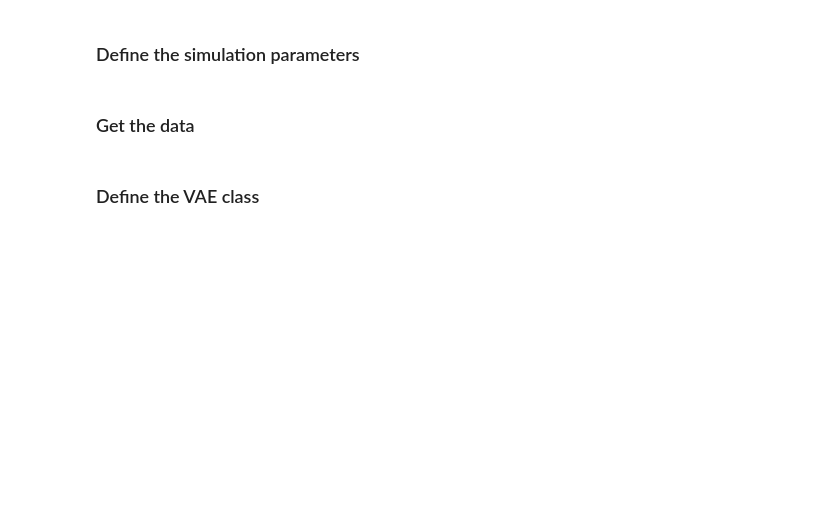
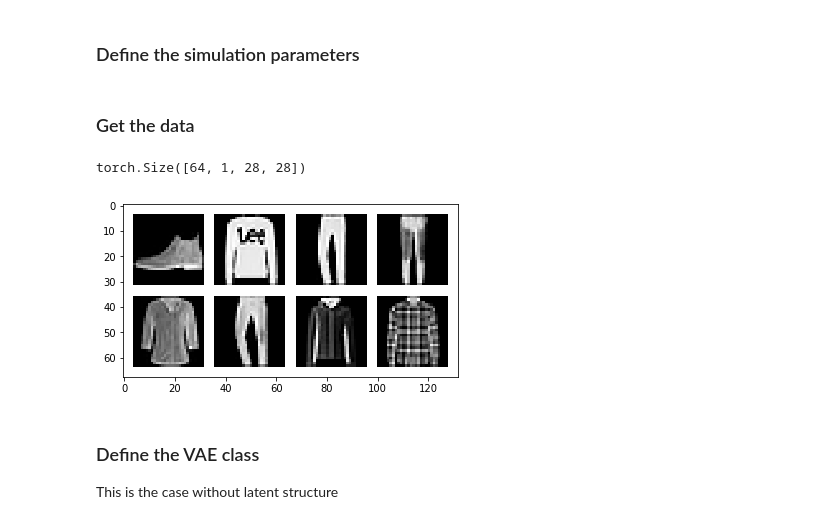
Before and after one commit to dalessioluca/Clustering, a Jupyter notebook: VAE_no_latent_structure.ipynb, the cells around one changed output. Cells and saved outputs as stored; diff of their text form; code cells hidden in the pictures; blank space fills up the shorter version.

```diff
--- a/VAE_no_latent_structure.ipynb
+++ b/VAE_no_latent_structure.ipynb
@@ -26,7 +27,7 @@ params = {
     'CHANNELS' : 1,
     'WIDTH' : 28,
     'HEIGHT':28,
-    'Z_DIM':2,
+    'Z_DIM':20,
     'use_cuda' : torch.cuda.is_available()
     }
 print(params)
@@ -34,16 +35,20 @@ print(params)
 ### Get the data
 # %%
 BATCH_SIZE = 64
-kwargs = {'num_workers': 8, 'pin_memory': params["use_cuda"]}
+kwargs = {'num_workers': 0, 'pin_memory': params["use_cuda"]}
 
-trainset = torchvision.datasets.MNIST('./data', train=True, download=True, transform=tvt.ToTensor())
+trainset = torchvision.datasets.FashionMNIST('./FashionMNIST', train=True, download=True, transform=tvt.ToTensor())
 trainloader = torch.utils.data.DataLoader(trainset, batch_size=BATCH_SIZE, shuffle=True, **kwargs)
-testset = torchvision.datasets.MNIST('./data', train=False, download=True, transform=tvt.ToTensor())
+testset = torchvision.datasets.FashionMNIST('./FashionMNIST', train=False, download=True, transform=tvt.ToTensor())
 testloader = torch.utils.data.DataLoader(testset, batch_size=BATCH_SIZE, shuffle=False, **kwargs)
 
 imgs,labels = next(iter(testloader))
 
 print(imgs.shape)
 show_batch(imgs[:8],npadding=4)
+# %% [output]
+torch.Size([64, 1, 28, 28])
+[figure, added]
 # %% [markdown]
 ### Define the VAE class
+This is the case without latent structure
```
Also changed, not shown: parts of 18 cells of this notebook, 3 other files.
